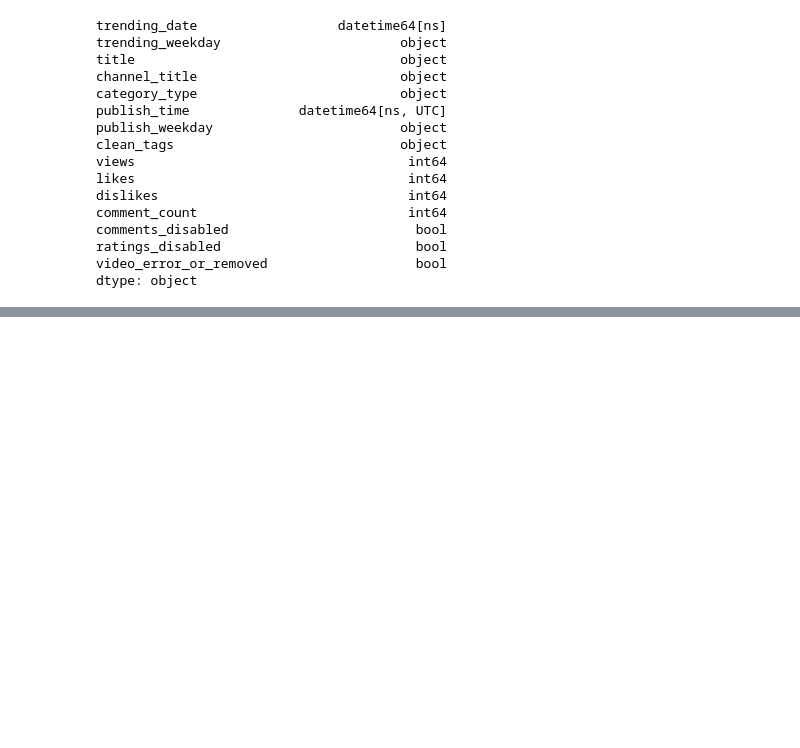
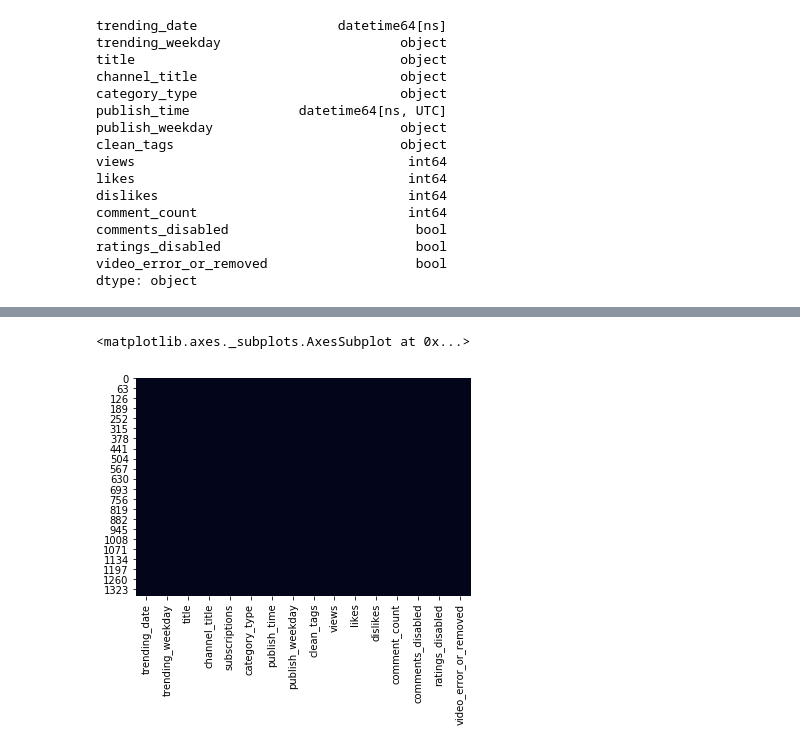
Before and after one commit to awaiskaleem/OsloMet_GroupGitHub, a Jupyter notebook: YouTube Project.ipynb, the cells around one changed output, grey strips where cells are left out. Saved outputs shown, nothing was run; the diff lists cells and outputs as text; code cells hidden in the pictures; blank space fills up the shorter version.

```diff
--- a/YouTube Project.ipynb
+++ b/YouTube Project.ipynb
@@ -287,0 +364,36 @@ df
+# %%
+#Using the web scraper as mentioned above to extract the information from the webpage
+#Since we have no table we have to import it manually
+from bs4 import BeautifulSoup
+html = open("CleanedYTPage.html",encoding="utf8").read()
+soup = BeautifulSoup(html)
+channelNames = []
+for s in soup.findAll("a"):
+    channelNames.append(s.contents[0].strip())
+subCount = []
+for s in soup.findAll("div",style= "float: left; width: 150px;"):
+        subCount.append(s.text.strip())
+
+temp = []
+for i in range(0,len(subCount[2:]),2):
+    temp.append(subCount[i])
+
+temp = temp[1:5000]
+yt_toupl = zip(channelNames, temp)
+
+subDf=pd.DataFrame(yt_toupl,columns=["channel_title","subscriptions"])
+#subDf = pd.DataFrame.from_dict(yt_dict,orient='index',columns=["Subs"])
+# %%
+dfSubs = pd.merge(df, subDf, on='channel_title')
+#Here we are creating a new DF which is going to contain the number of subscribers as well
+dfSubs = dfSubs[[ 'trending_date','trending_weekday', 'title', 'channel_title','subscriptions','category_type',
+       'publish_time','publish_weekday', 'clean_tags', 'views', 'likes', 'dislikes', 'comment_count',
+       'comments_disabled', 'ratings_disabled',
+       'video_error_or_removed']]
+# %%
+import seaborn as sns
+#The heatmap shows us that there are no null values in our dataset
+sns.heatmap(dfSubs.isnull(), cbar=False)
+# %% [output]
+<matplotlib.axes._subplots.AxesSubplot at 0x...>
+[figure, added]
```
Also changed, not shown: parts of 16 cells of this notebook, 1 other file.
